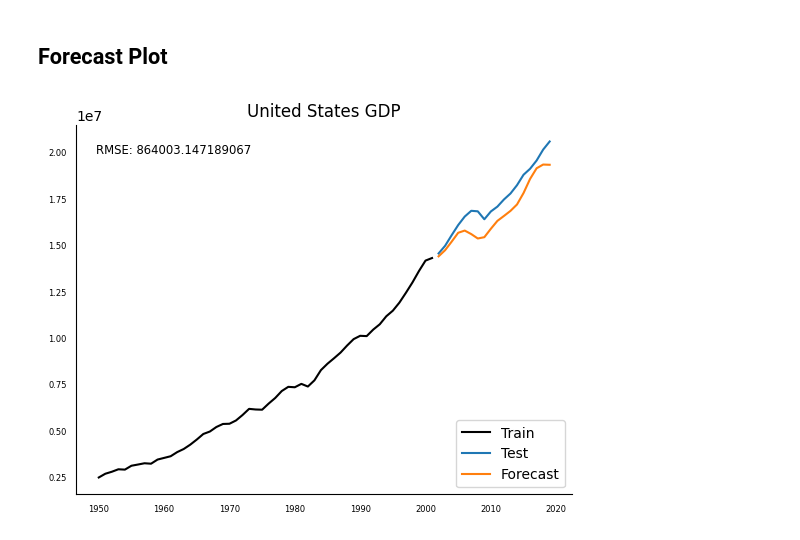
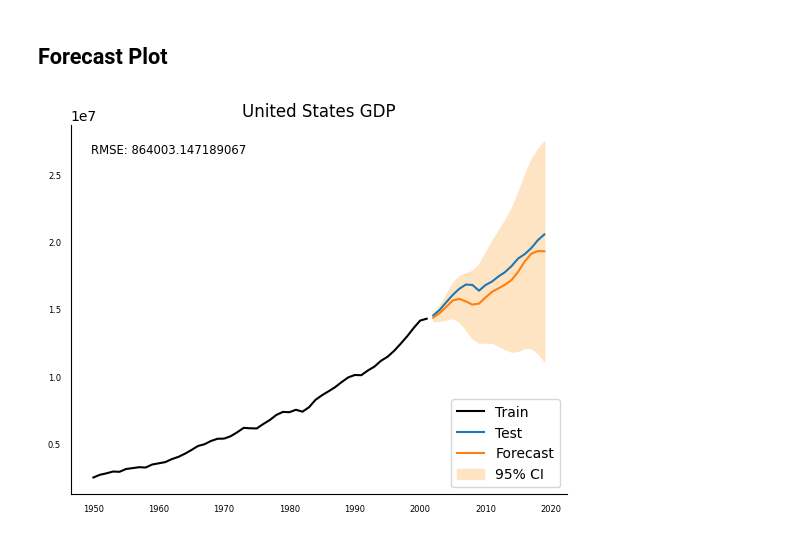
Before and after one commit to SebastiaanBooman/Data-Science-Group-7, a Jupyter notebook: Python/Models/VAR.ipynb, the cells around one changed output. Cells and saved outputs as stored; diff of their text form; code cells hidden in the pictures.

Commit message:
add VAR 95% confidence interval to plot

```diff
--- a/Python/Models/VAR.ipynb
+++ b/Python/Models/VAR.ipynb
@@ -254,35 +254,42 @@ rdana  : 2.12
 Now the model will make a prediction for the period of the test data based on the training data.
 # %%
 horizon = len(df_test)
-df_forecast_diff = pd.DataFrame(
-    results.forecast(df_diff.values[-maxlag:], steps = horizon),
-    columns = df_diff.columns,
-    index = df_test.iloc[:horizon].index
-)
+alpha = 0.05
+
+# Do the forecast
+mid, lower, upper = results.forecast_interval(df_diff.values[-maxlag:], steps = horizon, alpha = alpha)
+
+# Put it into a dataframe
+df_forecast_diff = pd.DataFrame(mid, columns = df_diff.columns, index = df_test.iloc[:horizon].index)
+df_lower_error_diff = pd.DataFrame(lower, columns = df_diff.columns, index = df_test.iloc[:horizon].index)
+df_upper_error_diff = pd.DataFrame(upper, columns = df_diff.columns, index = df_test.iloc[:horizon].index)
 
 # Reverse the differencing
 df_forecast = df_forecast_diff.cumsum() + df_train[df_train.index < df_forecast_diff.index[0]].iloc[-1]
+df_lower_error = df_lower_error_diff.cumsum() + df_train[df_train.index < df_lower_error_diff.index[0]].iloc[-1]
+df_upper_error = df_upper_error_diff.cumsum() + df_train[df_train.index < df_upper_error_diff.index[0]].iloc[-1]
 # %% [markdown]
 ## Forecast Plot
 # %%
 from sklearn.metrics import mean_squared_error
 import matplotlib.pyplot as plt
 
 rmse = mean_squared_error(df_forecast[gdp], df_test[gdp].values[:horizon], squared = False)
 
 fig, ax = plt.subplots(1, 1)
 
 ax.plot(df_train[-train_length:][gdp], color='black', label='Train')
 ax.plot(df_test[:horizon][gdp], color='tab:blue', label = 'Test')
 ax.plot(df_forecast[gdp], color = 'tab:orange', label = 'Forecast')
+ax.fill_between(df_forecast[gdp].index, df_lower_error[gdp].values, df_upper_error[gdp].values, color = 'bisque', label='95% CI')
 
 ax.xaxis.set_ticks_position('none')
 ax.yaxis.set_ticks_position('none')
 ax.spines['top'].set_alpha(0)
 ax.tick_params(labelsize = 6)
 ax.set_title(f'{country_name} GDP')
 ax.set_title(f'RMSE: {rmse}', loc = 'left', x = 0.04, y = 0.9, fontsize = 'small')
 ax.legend(loc = 'lower right')
 ax.spines[['right', 'top']].set_visible(False)
 # %% [output]
-[figure, old version]
+[figure, new version]
```
